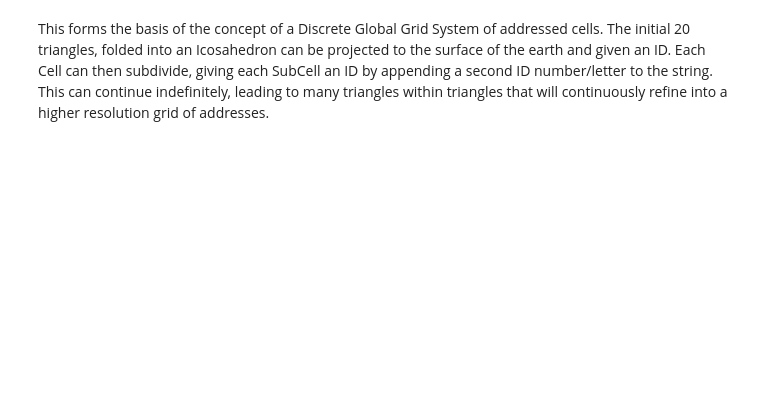
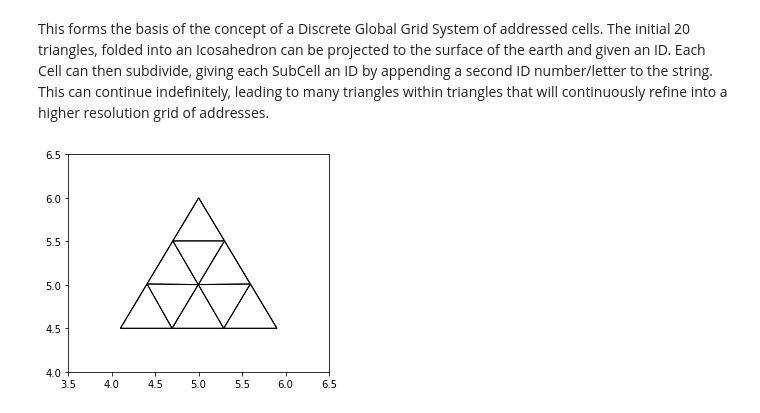
Before and after one commit to data-navigator/dggs, a Jupyter notebook: notebooks/Exploring Discrete Global Grid Systems.ipynb, the cells around one changed output. Drawn from its saved outputs; the diff is of its cells as text; code cells hidden in the pictures; blank space fills up the shorter version.

```diff
--- a/notebooks/Exploring Discrete Global Grid Systems.ipynb
+++ b/notebooks/Exploring Discrete Global Grid Systems.ipynb
@@ -190,3 +142,25 @@ py.iplot(fig, filename='Sine Wave Slider')
+# %%
+t2 = triangle.Triangle(1, 5, 5, 1)
+tess_class_two = t2.tessellate_class_two()
+
+fig = plt.figure()
+ax = fig.add_subplot(111, aspect='equal')
+path = Path(list(t2.vertices))
+patch = PathPatch(path, facecolor='none')
+ax.add_patch(patch)
+
+for _ in tess_class_two:
+    path = Path(_.vertices)
+    patch = PathPatch(path, facecolor='none')
+    ax.add_patch(patch)
+
+ax.set_xlim((3.5,6.5))
+ax.set_ylim((4,6.5))
+
+plt.axis('on')
+plt.show()
+# %% [output]
+[figure, added]
 # %%
 from IPython.display import display, Math, Latex
 
```
Also changed, not shown: parts of 10 cells of this notebook.
